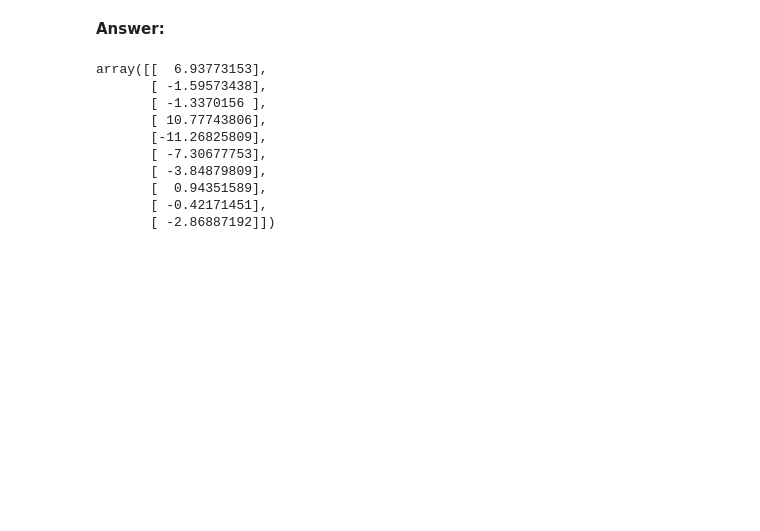
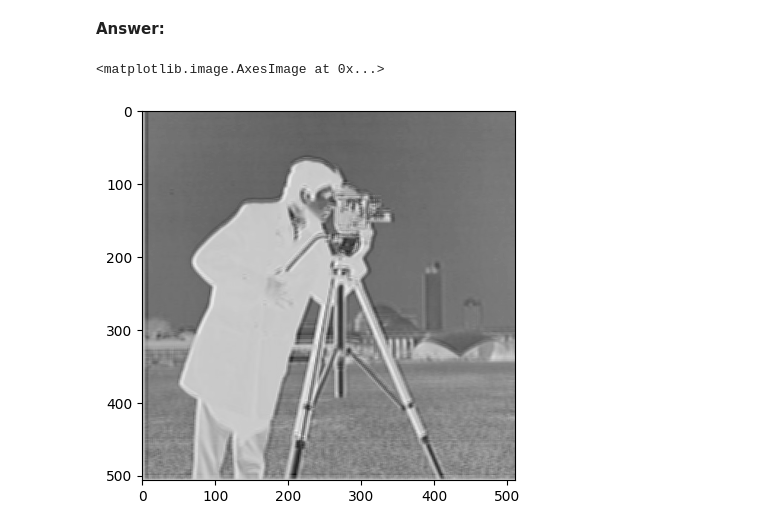
Before and after one commit to PMrnn/python_sdia, a Jupyter notebook: Labs/Lab3/lab3.ipynb, the cells around one changed output. Saved outputs shown, nothing was run; the diff lists cells and outputs as text; code cells hidden in the pictures; blank space fills up the shorter version.

```diff
--- a/Labs/Lab3/lab3.ipynb
+++ b/Labs/Lab3/lab3.ipynb
@@ -254,17 +274,38 @@ sy = 10
 sx = 10
 wy = np.random.normal(0, sy, size=(sy,1))
 wx = np.random.normal(0, sx, size=(sx,1))
+H = wy@wx.T
-# %%
-def lin_conv(X) :
-    X_pad = np.concatenate((X, np.zeros()), axis=0)
-# %% [output]
-array([[  6.93773153],
-       [ -1.59573438],
-       [ -1.3370156 ],
-       [ 10.77743806],
-       [-11.26825809],
-       [ -7.30677753],
-       [ -3.84879809],
-       [  0.94351589],
-       [ -0.42171451],
-       [ -2.86887192]])
+# %%
+def XstarH(X):
+    M = X.shape[1] + wy.shape[0] - 1
+    N = X.shape[0] + wx.shape[0] - 1
+
+    #Calculating P1(X)
+    zeros_col = np.zeros ((X.shape[0], M - X.shape[1] ))
+    X_pad_col = np.concatenate((X, zeros_col),axis=1)
+    zeros_row = np.zeros ((N - X.shape[0],X_pad_col.shape[1] ))
+    P1_X = np.concatenate((X_pad_col, zeros_row))
+
+    #Calculating P2(H)
+    zeros_col = np.zeros ((H.shape[0], M - H.shape[1] ))
+    H_pad_col = np.concatenate((H, zeros_col),axis=1)
+    zeros_row = np.zeros ((N - H.shape[0],H_pad_col.shape[1] ))
+    P2_H = np.concatenate((H_pad_col, zeros_row))
+
+    #Computing Hadamard product of fft(P1(X)) and fft(P2(X))
+    fft_P1_X = np.fft.rfft2(P1_X)
+    fft_P2_H = np.fft.rfft2(P2_H)
+    hadamard = np.multiply(fft_P1_X,fft_P2_H)
+
+    #Calculating the result
+    fft_inv = np.fft.irfft2(hadamard)
+
+    #cropping the image
+    cropped_img = fft_inv[-X.shape[0]:, 0: X.shape[1]]
+    return(cropped_img)
+
+
+plt.imshow(XstarH(cameraman),plt.cm.gray)
+# %% [output]
+<matplotlib.image.AxesImage at 0x...>
+[figure, added]
```
Also changed, not shown: parts of 6 cells of this notebook.
